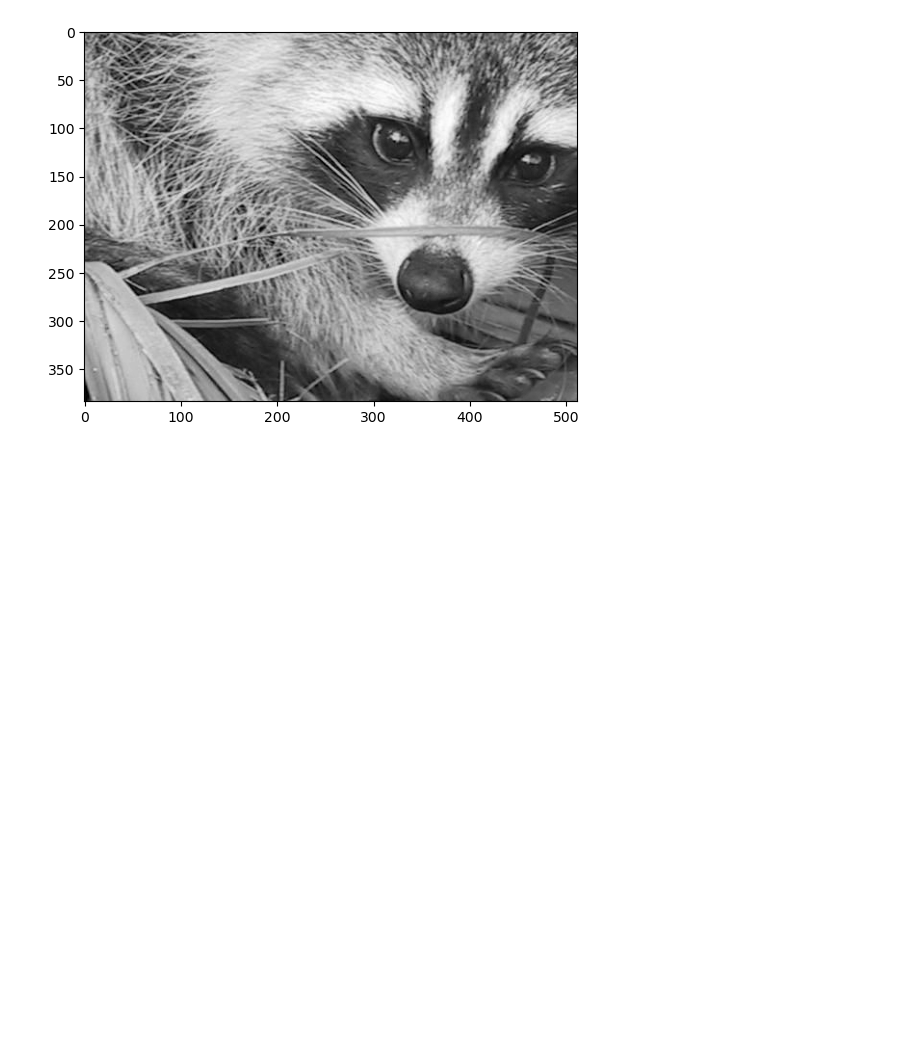
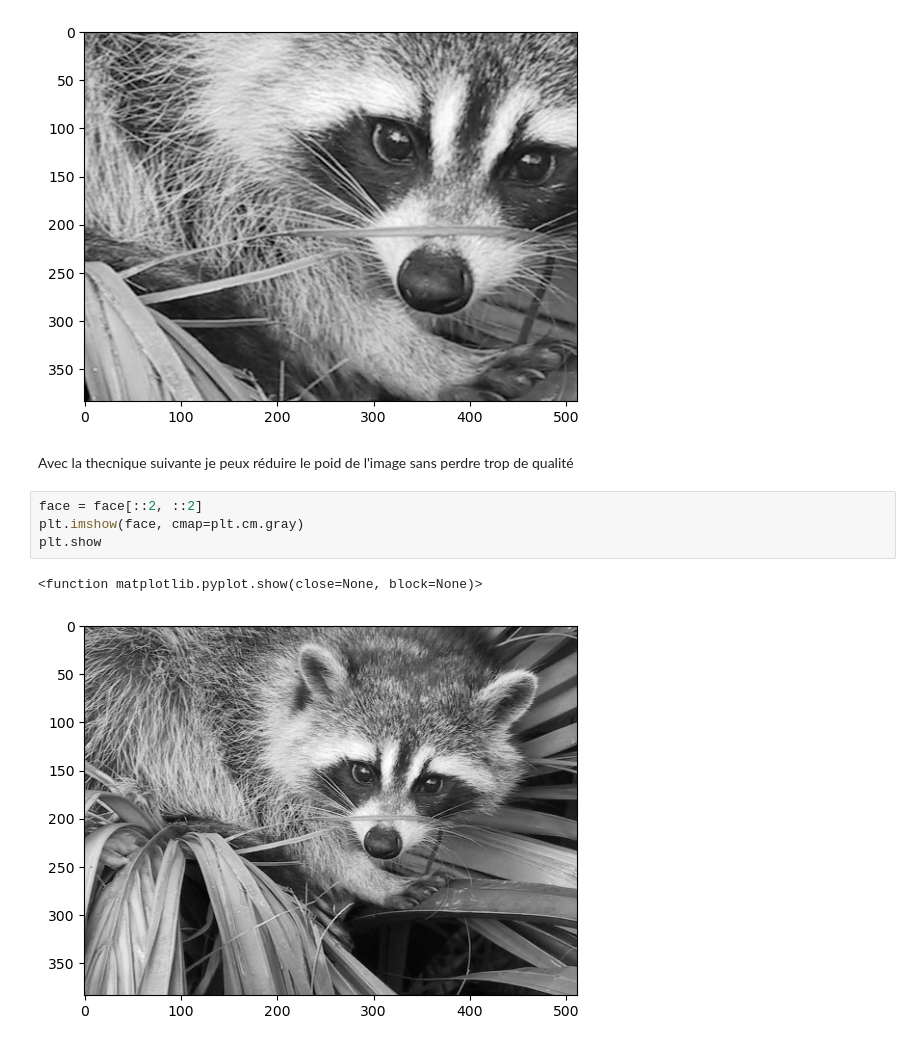
Before and after one commit to Sime-81/Deep_learning, a Jupyter notebook: Numpy_2.ipynb, the cells around one changed output. Cells and saved outputs as stored; diff of their text form; blank space fills up the shorter version.

```diff
--- a/Numpy_2.ipynb
+++ b/Numpy_2.ipynb
@@ -74,3 +74,12 @@ plt.imshow(zoom_face, cmap=plt.cm.gray)
 plt.show()
 # %% [output]
 [figure]
+# %% [markdown]
+Avec la thecnique suivante je peux réduire le poid de l'image sans perdre trop de qualité
+# %%
+face = face[::2, ::2]
+plt.imshow(face, cmap=plt.cm.gray)
+plt.show
+# %% [output]
+<function matplotlib.pyplot.show(close=None, block=None)>
+[figure, added]
```
